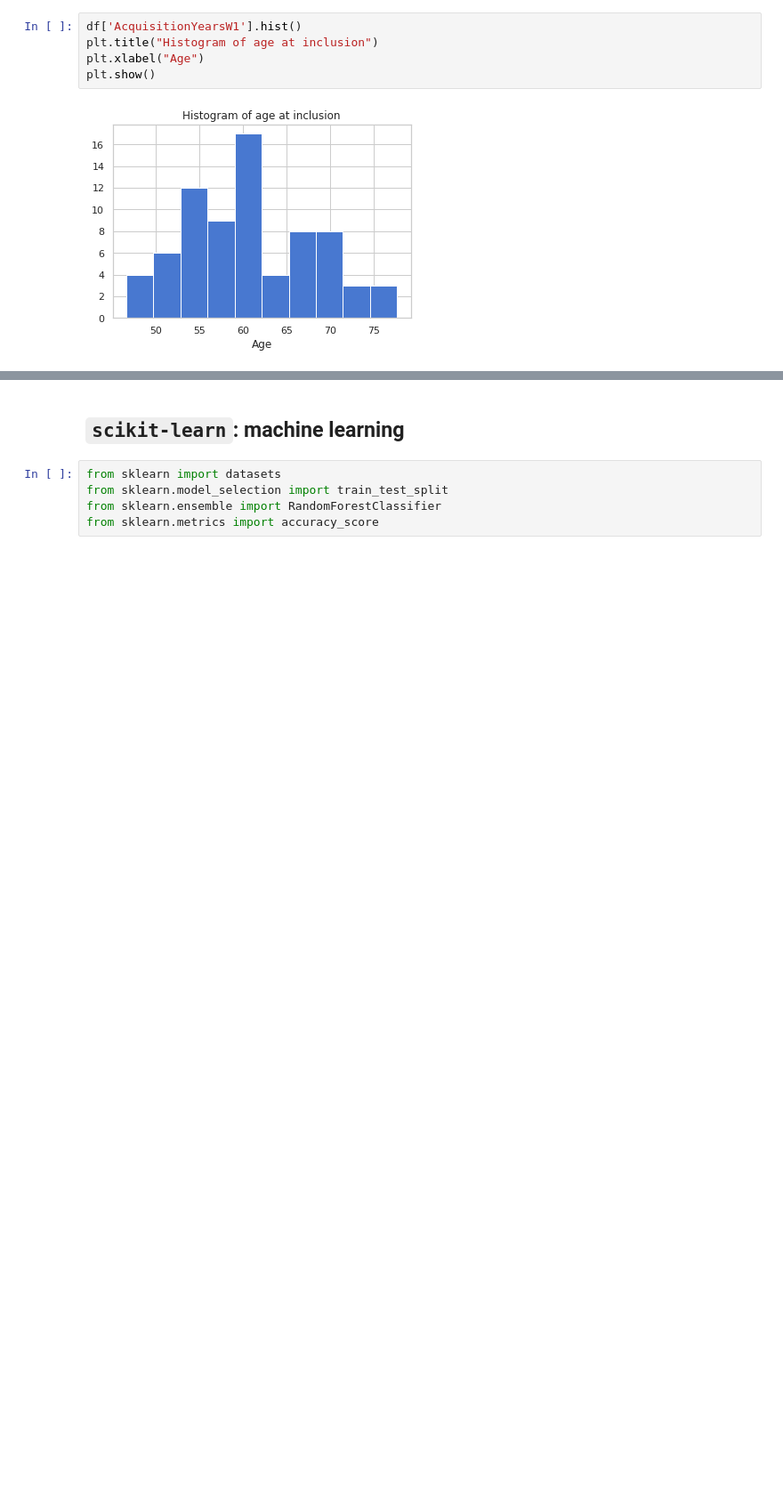
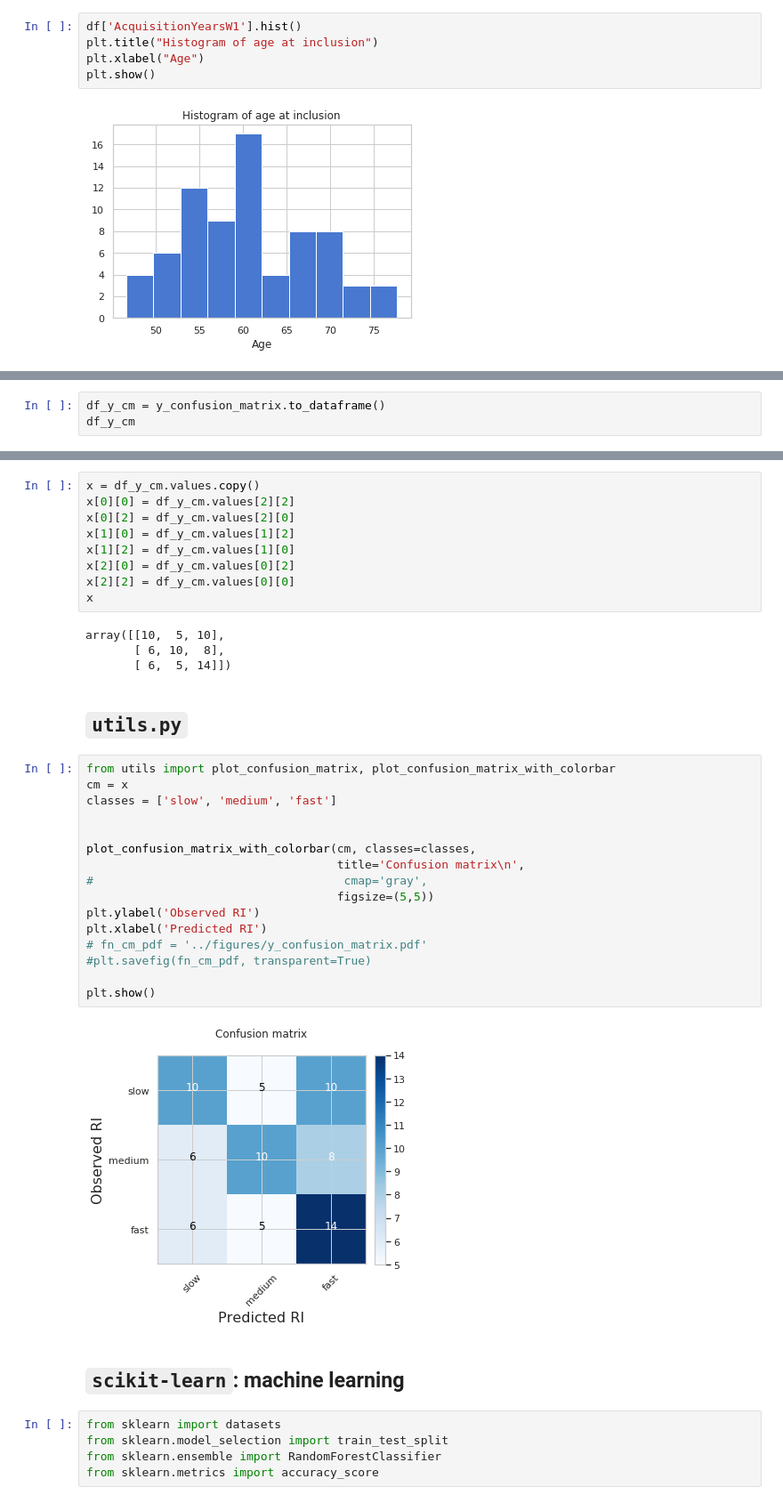
Before and after one commit to arvidl/lvv-ri, a Jupyter notebook: notebooks/0.0-test.ipynb, the cells around one changed output, grey strips where cells are left out. Shown at 89% size. Drawn from its saved outputs; the diff is of its cells as text; blank space fills up the shorter version.

```diff
--- a/notebooks/0.0-test.ipynb
+++ b/notebooks/0.0-test.ipynb
@@ -181,0 +252,3 @@ plt.show()
+# %%
+df_y_cm = y_confusion_matrix.to_dataframe()
+df_y_cm
@@ -182,3 +261,36 @@ plt.show()
+# %%
+x = df_y_cm.values.copy()
+x[0][0] = df_y_cm.values[2][2]
+x[0][2] = df_y_cm.values[2][0]
+x[1][0] = df_y_cm.values[1][2]
+x[1][2] = df_y_cm.values[1][0]
+x[2][0] = df_y_cm.values[0][2]
+x[2][2] = df_y_cm.values[0][0]
+x
+# %% [output]
+array([[10,  5, 10],
+       [ 6, 10,  8],
+       [ 6,  5, 14]])
+# %% [markdown]
+## `utils.py`
+# %%
+from utils import plot_confusion_matrix, plot_confusion_matrix_with_colorbar
+cm = x
+classes = ['slow', 'medium', 'fast']
+
+
+plot_confusion_matrix_with_colorbar(cm, classes=classes,
+                                    title='Confusion matrix\n',
+#                                    cmap='gray',
+                                    figsize=(5,5))
+plt.ylabel('Observed RI')
+plt.xlabel('Predicted RI')
+# fn_cm_pdf = '../figures/y_confusion_matrix.pdf'
+#plt.savefig(fn_cm_pdf, transparent=True)
+
+plt.show()
+# %% [output]
+[figure, added]
 # %% [markdown]
 ## `scikit-learn`: machine learning
 # %%
```
Also changed, not shown: parts of 16 cells of this notebook, 38 other files.
